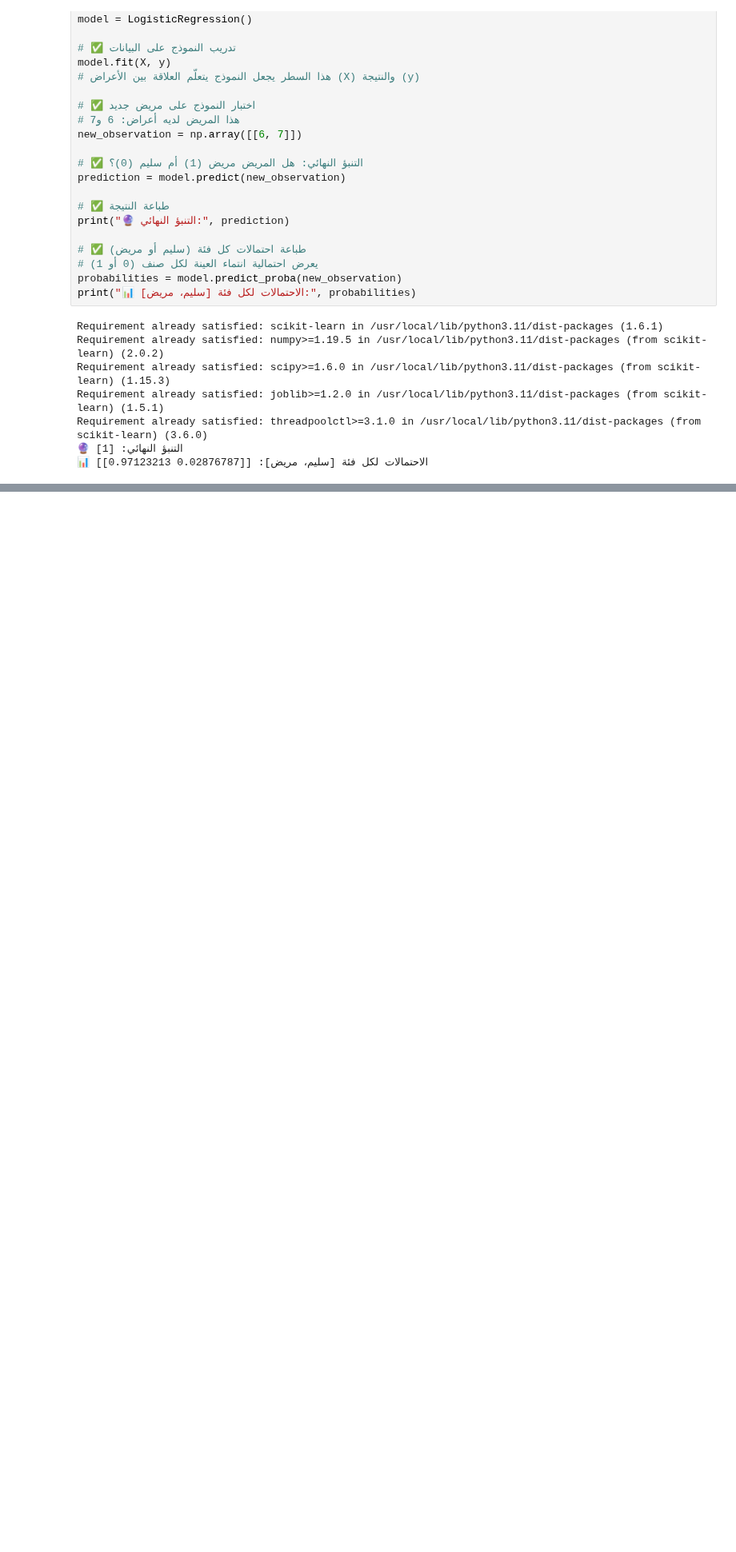
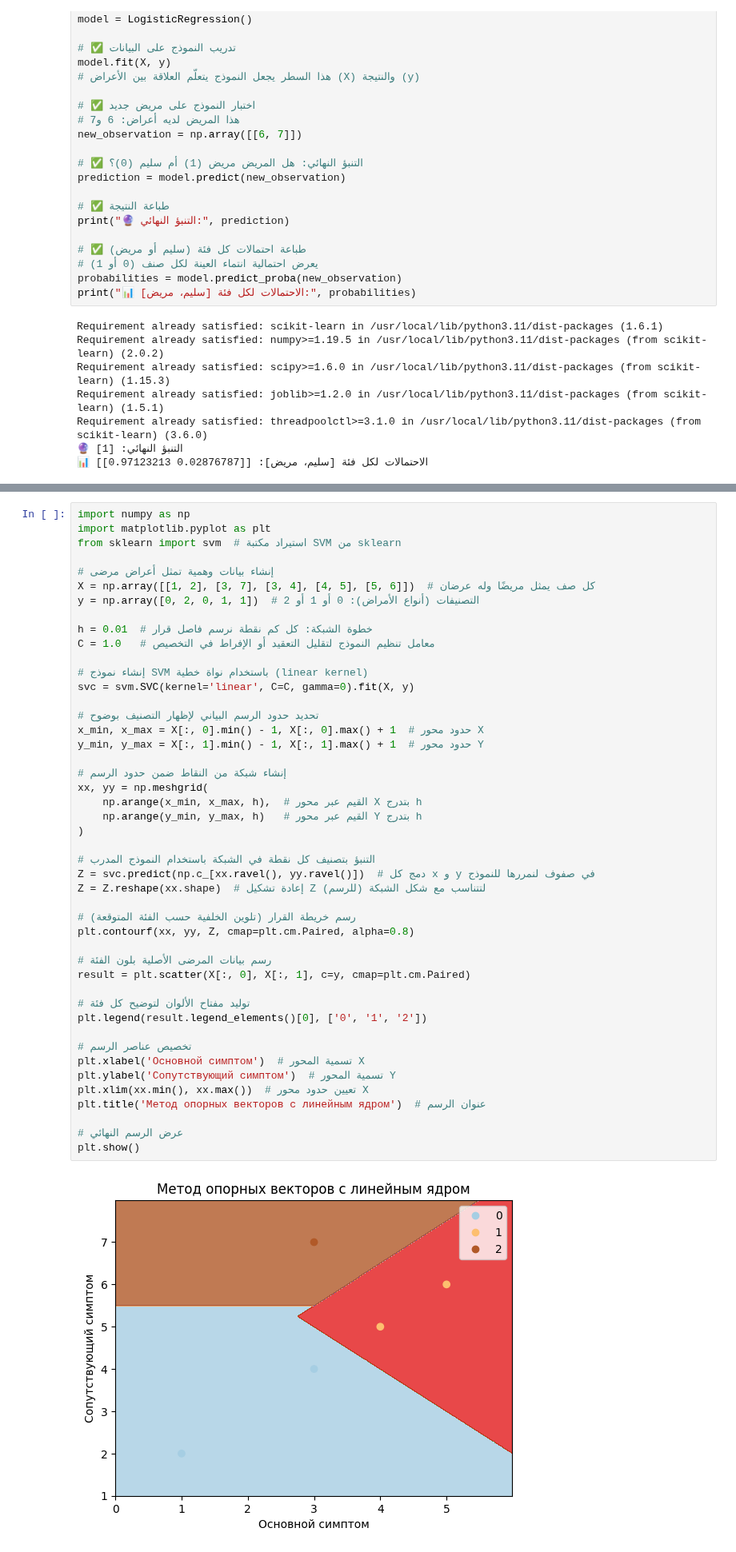
Before and after one commit to Fadilsa9/-2-TheFounder-Tsifrotech, a Jupyter notebook: 9_Practice_.ipynb, the cells around one changed output, grey strips where cells are left out. Shown at 80% size. Cells and saved outputs as stored; diff of their text form; blank space fills up the shorter version.

```diff
--- a/9_Practice_.ipynb
+++ b/9_Practice_.ipynb
@@ -58,0 +204,48 @@ Requirement already satisfied: threadpoolctl>=3.1.0 in /usr/local/lib/python3.11
+# %%
+import numpy as np
+import matplotlib.pyplot as plt
+from sklearn import svm  # استيراد مكتبة SVM من sklearn
+
+# إنشاء بيانات وهمية تمثل أعراض مرضى
+X = np.array([[1, 2], [3, 7], [3, 4], [4, 5], [5, 6]])  # كل صف يمثل مريضًا وله عرضان
+y = np.array([0, 2, 0, 1, 1])  # التصنيفات (أنواع الأمراض): 0 أو 1 أو 2
+
+h = 0.01  # خطوة الشبكة: كل كم نقطة نرسم فاصل قرار
+C = 1.0   # معامل تنظيم النموذج لتقليل التعقيد أو الإفراط في التخصيص
+
+# إنشاء نموذج SVM باستخدام نواة خطية (linear kernel)
+svc = svm.SVC(kernel='linear', C=C, gamma=0).fit(X, y)
+
+# تحديد حدود الرسم البياني لإظهار التصنيف بوضوح
+x_min, x_max = X[:, 0].min() - 1, X[:, 0].max() + 1  # حدود محور X
+y_min, y_max = X[:, 1].min() - 1, X[:, 1].max() + 1  # حدود محور Y
+
+# إنشاء شبكة من النقاط ضمن حدود الرسم
+xx, yy = np.meshgrid(
+    np.arange(x_min, x_max, h),  # القيم عبر محور X بتدرج h
+    np.arange(y_min, y_max, h)   # القيم عبر محور Y بتدرج h
+)
+
+# التنبؤ بتصنيف كل نقطة في الشبكة باستخدام النموذج المدرب
+Z = svc.predict(np.c_[xx.ravel(), yy.ravel()])  # دمج كل x و y في صفوف لنمررها للنموذج
+Z = Z.reshape(xx.shape)  # إعادة تشكيل Z لتتناسب مع شكل الشبكة (للرسم)
+
+# رسم خريطة القرار (تلوين الخلفية حسب الفئة المتوقعة)
+plt.contourf(xx, yy, Z, cmap=plt.cm.Paired, alpha=0.8)
+
+# رسم بيانات المرضى الأصلية بلون الفئة
+result = plt.scatter(X[:, 0], X[:, 1], c=y, cmap=plt.cm.Paired)
+
+# توليد مفتاح الألوان لتوضيح كل فئة
+plt.legend(result.legend_elements()[0], ['0', '1', '2'])
+
+# تخصيص عناصر الرسم
+plt.xlabel('Основной симптом')  # تسمية المحور X
+plt.ylabel('Сопутствующий симптом')  # تسمية المحور Y
+plt.xlim(xx.min(), xx.max())  # تعيين حدود محور X
+plt.title('Метод опорных векторов с линейным ядром')  # عنوان الرسم
+
+# عرض الرسم النهائي
+plt.show()
+# %% [output]
+[figure, added]
```
Also changed, not shown: parts of 5 cells of this notebook.
